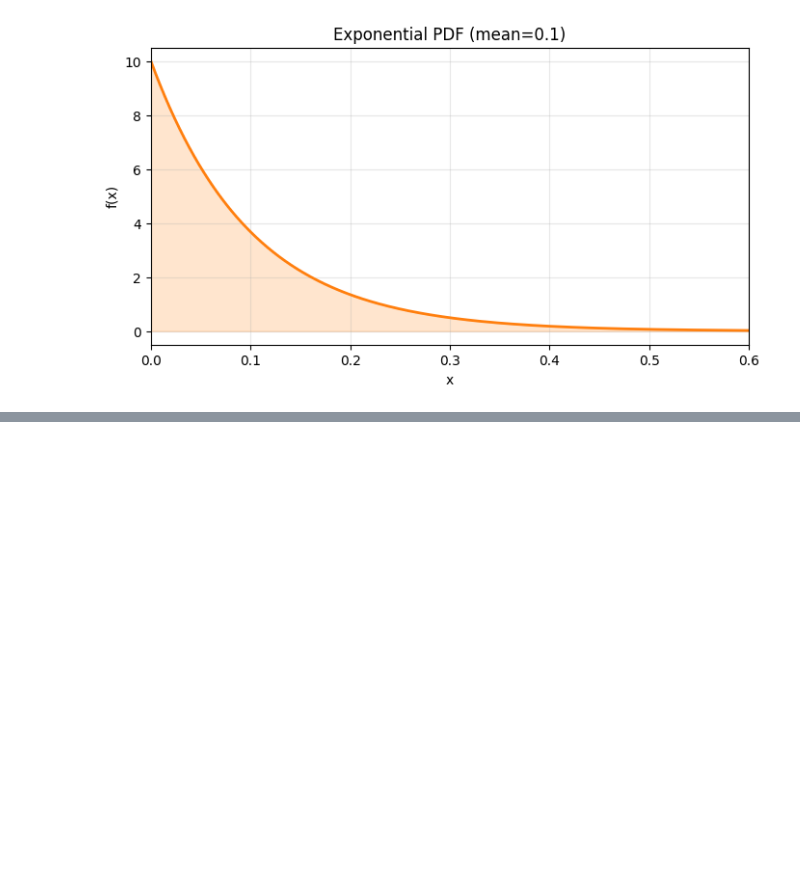
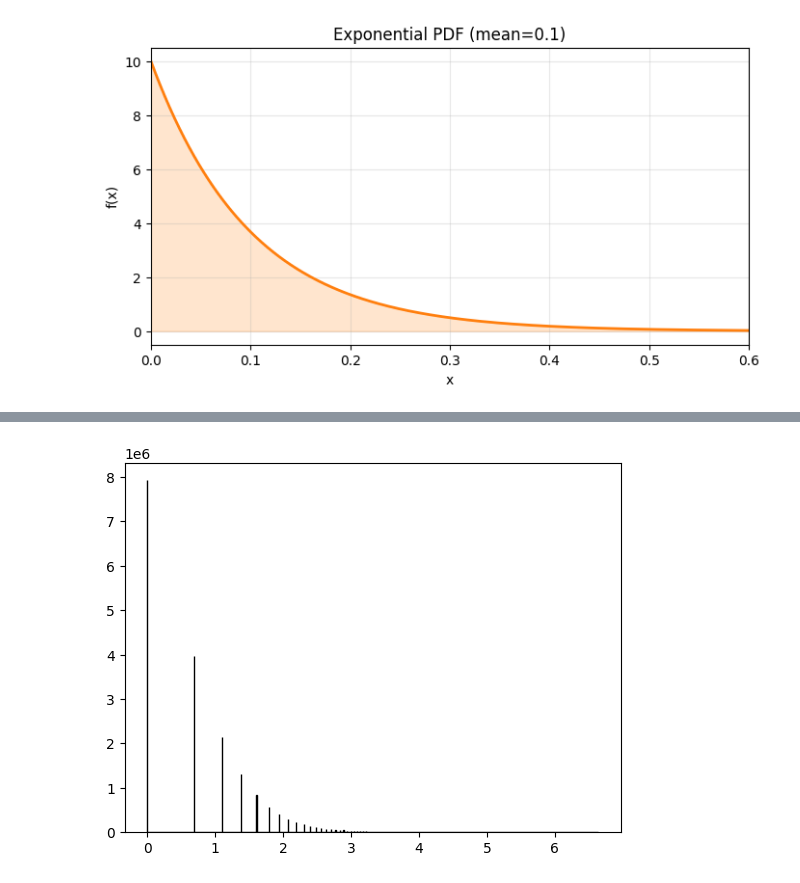
Before and after one commit to Lu-Zetian/m5-forecasting, a Jupyter notebook: eda.ipynb, the cells around one changed output, grey strips where cells are left out. Drawn from its saved outputs; the diff is of its cells as text; code cells hidden in the pictures; blank space fills up the shorter version.

```diff
--- a/eda.ipynb
+++ b/eda.ipynb
@@ -158,0 +165,6 @@ plt.show()
+# %%
+non_zero_data = data[data > 0]
+plt.hist(np.log(non_zero_data), bins=n_bins, color='skyblue', edgecolor='black')
+plt.show()
+# %% [output]
+[figure, added]
```
Also changed, not shown: parts of 2 cells of this notebook, 4 other files.
